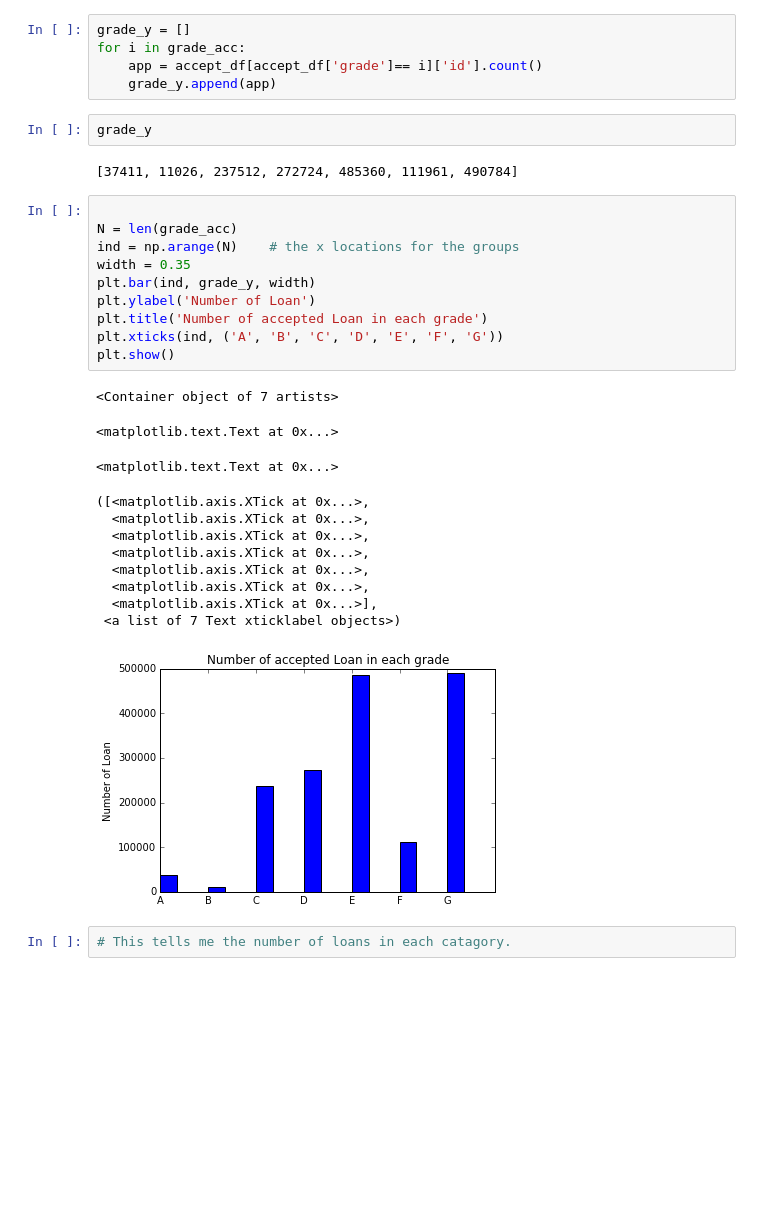
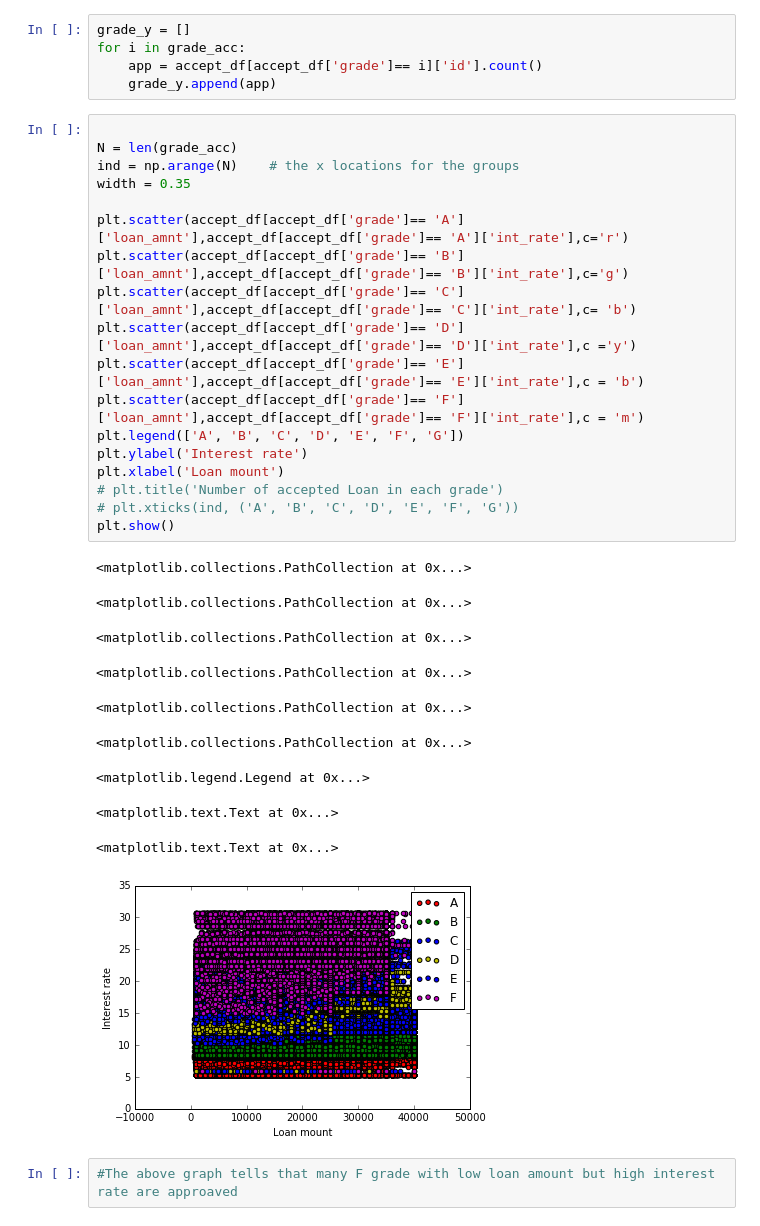
Before and after one commit to ella199161/Incubator_Pic, a Jupyter notebook: Lending Club.ipynb, the cells around one changed output. Cells and saved outputs as stored; diff of their text form; blank space fills up the shorter version.

Commit message:
Loan amount distribution

```diff
--- a/Lending Club.ipynb
+++ b/Lending Club.ipynb
@@ -57,32 +20,34 @@ grade_y = []
 for i in grade_acc:
     app = accept_df[accept_df['grade']== i]['id'].count()
     grade_y.append(app)
-# %%
-grade_y
-# %% [output]
-[37411, 11026, 237512, 272724, 485360, 111961, 490784]
-# %%
-
-N = len(grade_acc)
-ind = np.arange(N)    # the x locations for the groups
-width = 0.35
-plt.bar(ind, grade_y, width)
-plt.ylabel('Number of Loan')
-plt.title('Number of accepted Loan in each grade')
-plt.xticks(ind, ('A', 'B', 'C', 'D', 'E', 'F', 'G'))
-plt.show()
-# %% [output]
-<Container object of 7 artists>
-<matplotlib.text.Text at 0x...>
-<matplotlib.text.Text at 0x...>
-([<matplotlib.axis.XTick at 0x...>,
-  <matplotlib.axis.XTick at 0x...>,
-  <matplotlib.axis.XTick at 0x...>,
-  <matplotlib.axis.XTick at 0x...>,
-  <matplotlib.axis.XTick at 0x...>,
-  <matplotlib.axis.XTick at 0x...>,
-  <matplotlib.axis.XTick at 0x...>],
- <a list of 7 Text xticklabel objects>)
-[figure, removed]
-# %%
-# This tells me the number of loans in each catagory.
+# %%
+
+N = len(grade_acc)
+ind = np.arange(N)    # the x locations for the groups
+width = 0.35
+
+plt.scatter(accept_df[accept_df['grade']== 'A']['loan_amnt'],accept_df[accept_df['grade']== 'A']['int_rate'],c='r')
+plt.scatter(accept_df[accept_df['grade']== 'B']['loan_amnt'],accept_df[accept_df['grade']== 'B']['int_rate'],c='g')
+plt.scatter(accept_df[accept_df['grade']== 'C']['loan_amnt'],accept_df[accept_df['grade']== 'C']['int_rate'],c= 'b')
+plt.scatter(accept_df[accept_df['grade']== 'D']['loan_amnt'],accept_df[accept_df['grade']== 'D']['int_rate'],c ='y')
+plt.scatter(accept_df[accept_df['grade']== 'E']['loan_amnt'],accept_df[accept_df['grade']== 'E']['int_rate'],c = 'b')
+plt.scatter(accept_df[accept_df['grade']== 'F']['loan_amnt'],accept_df[accept_df['grade']== 'F']['int_rate'],c = 'm')
+plt.legend(['A', 'B', 'C', 'D', 'E', 'F', 'G'])
+plt.ylabel('Interest rate')
+plt.xlabel('Loan mount')
+# plt.title('Number of accepted Loan in each grade')
+# plt.xticks(ind, ('A', 'B', 'C', 'D', 'E', 'F', 'G'))
+plt.show()
+# %% [output]
+<matplotlib.collections.PathCollection at 0x...>
+<matplotlib.collections.PathCollection at 0x...>
+<matplotlib.collections.PathCollection at 0x...>
+<matplotlib.collections.PathCollection at 0x...>
+<matplotlib.collections.PathCollection at 0x...>
+<matplotlib.collections.PathCollection at 0x...>
+<matplotlib.legend.Legend at 0x...>
+<matplotlib.text.Text at 0x...>
+<matplotlib.text.Text at 0x...>
+[figure, added]
+# %%
+#The above graph tells that many F grade with low loan amount but high interest rate are approaved
```
Also changed, not shown: parts of 3 cells of this notebook.
